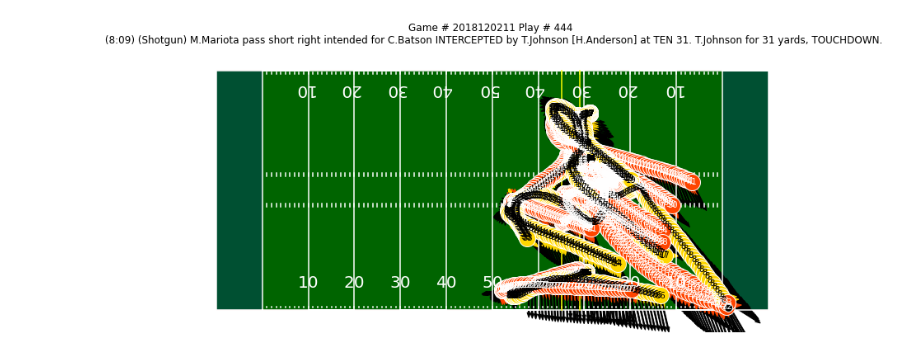
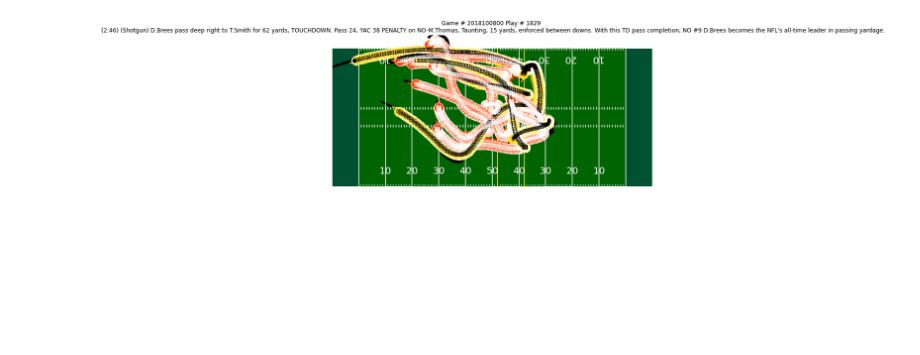
Before and after one commit to Fourth-and-Four/NFL-Big-Data-Bowl-2021, a Jupyter notebook: revised_animation.ipynb, the cells around one changed output. Saved outputs shown, nothing was run; the diff lists cells and outputs as text; code cells hidden in the pictures; blank space fills up the shorter version.

```diff
--- a/revised_animation.ipynb
+++ b/revised_animation.ipynb
@@ -226,9 +226,9 @@ def animate_player_movement(weekNumber, playId, gameId):
     anim = animation.ArtistAnimation(fig, ims, repeat=False)
 
     return anim
-# %%
-anim = animate_player_movement(13, 444, 2018120211)
-# %% [output]
-[figure, removed]
+# %%
+anim = animate_player_movement(5, 1829, 2018100800)
+# %% [output]
+[figure, added]
 # %%
 writer = FFMpegWriter(fps=8)
```
Also changed, not shown: parts of 18 cells of this notebook.
